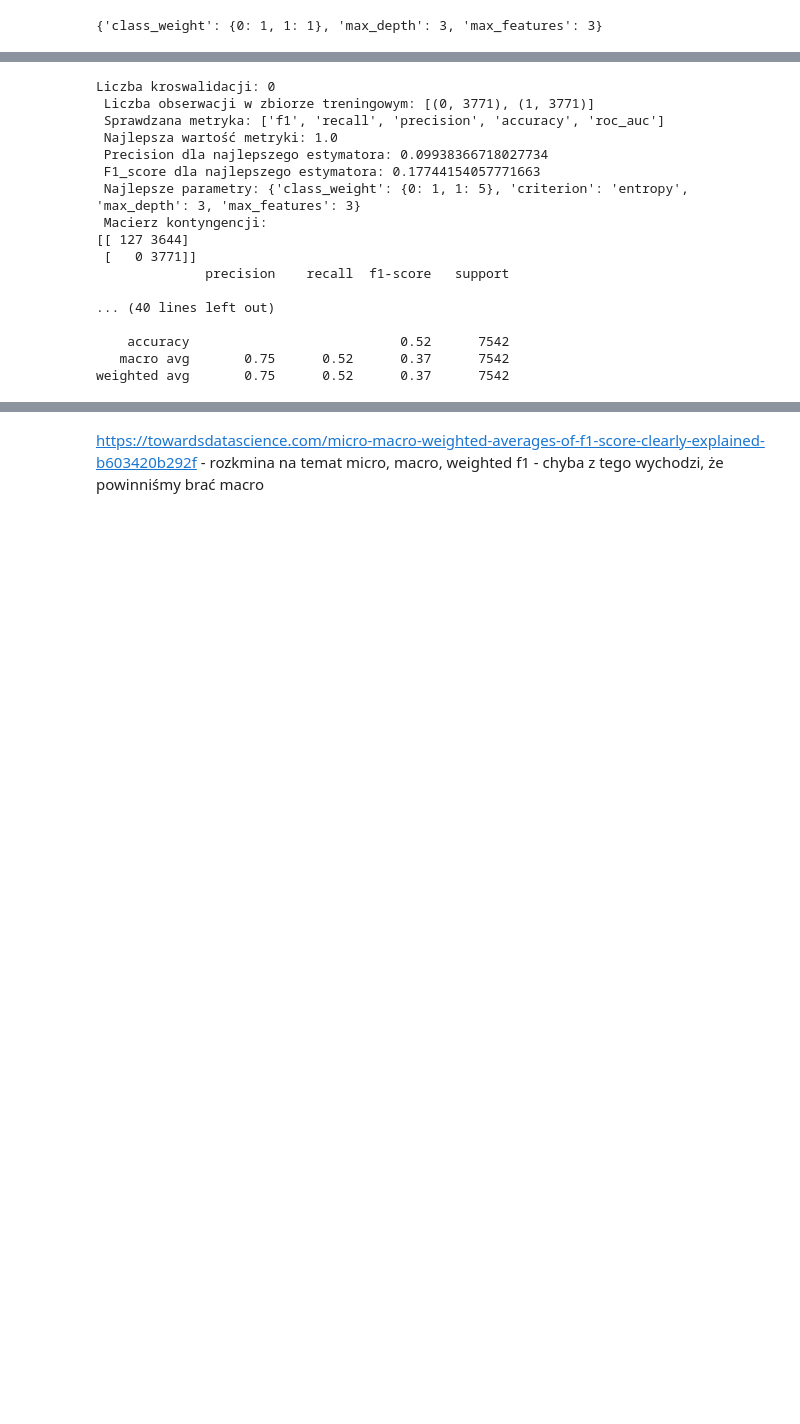
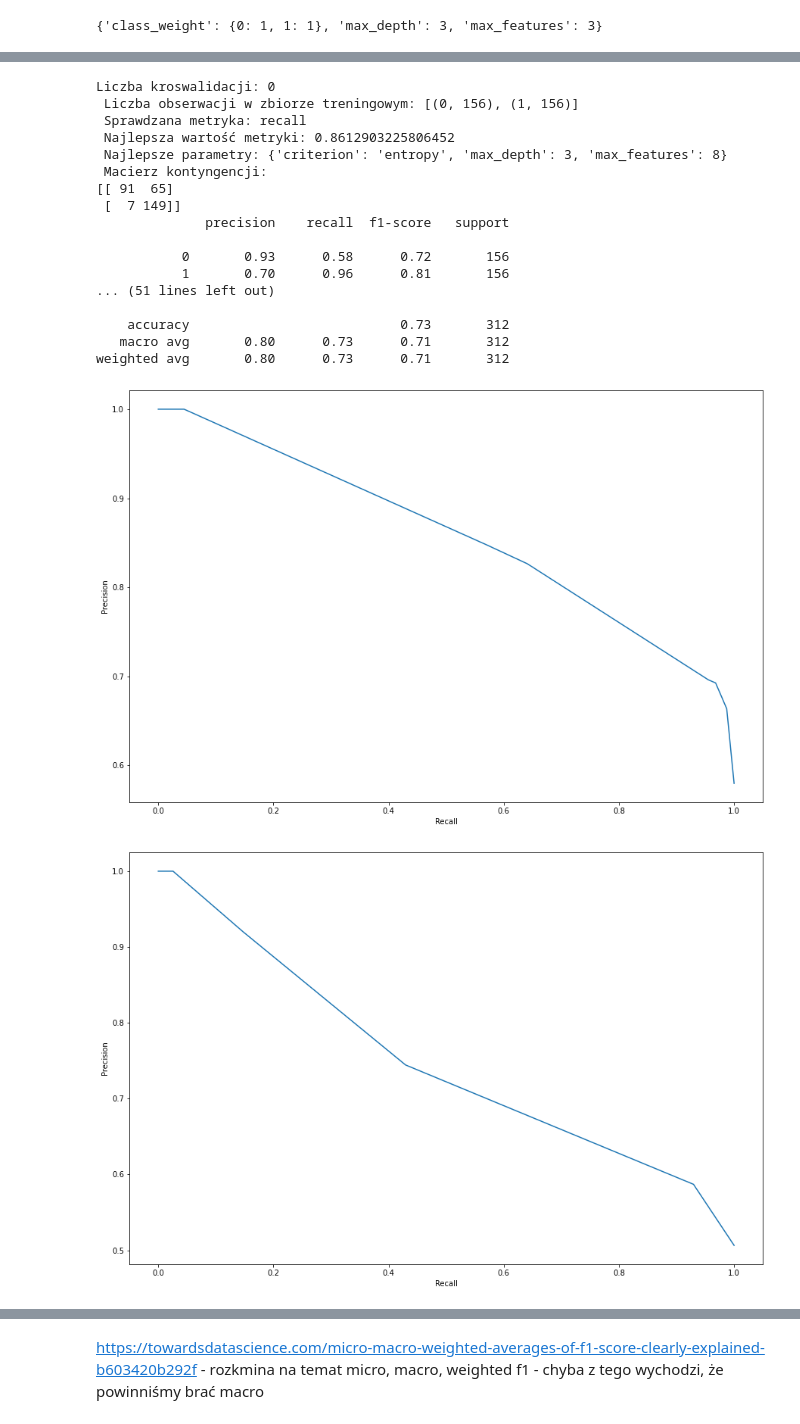
Before and after one commit to infoshareacademy/jdszr7-gold_diggers, a Jupyter notebook: python_projects/Stroke/Stroke.ipynb, the cells around one changed output, grey strips where cells are left out. Cells and saved outputs as stored; diff of their text form; code cells hidden in the pictures; blank space fills up the shorter version.

```diff
--- a/python_projects/Stroke/Stroke.ipynb
+++ b/python_projects/Stroke/Stroke.ipynb
@@ -930,7 +933,7 @@ for cv_value in cross_val:
     X_train_scaled_rus, y_train_rus= rus.fit_resample(X_train_scaled, y_train)
 
     # grid search
-    grid_search_clf = grid_search(drzewo, param_drzewo, scorer, refit = refit, cross_val = cv_value)
+    grid_search_clf = grid_search(drzewo, param_drzewo_samp, scorer, refit = refit, cross_val = cv_value)
     grid_search_clf.fit(X_train_scaled_rus, y_train_rus) # w drzewie nie muszą być dane zestandaryzowanne
     best_est = grid_search_clf.best_estimator_
 
@@ -942,45 +945,45 @@ for cv_value in cross_val:
     for sc in scorer:
         scorer_name = 'mean_test_' + sc
         scorer_value = grid_search_clf.cv_results_[scorer_name][rank_min]
         slownik_score[sc] = scorer_value
 
     #predykcja dla najlepszego estymatora wg recall
     y_pred = best_est.predict(X_train_scaled_rus)
     y_pred_proba = best_est.predict_proba(X_train_scaled_rus)[:,1]
 
 
     precision_c, recall_c, thresholds = precision_recall_curve(y_train_rus, y_pred_proba)
 
 
     print(f"Liczba kroswalidacji: {cv_value} \n \
 Liczba obserwacji w zbiorze treningowym: {sorted(Counter(y_train_rus).items())} \n \
-Sprawdzana metryka: {scorer} \n \
+Sprawdzana metryka: {refit} \n \
 Najlepsza wartość metryki: {grid_search_clf.best_score_} \n \
-Precision dla najlepszego estymatora: {precision} \n \
-F1_score dla najlepszego estymatora: {f1} \n \
 Najlepsze parametry: {grid_search_clf.best_params_} \n \
 Macierz kontyngencji:")
     print(confusion_matrix(y_train_rus, y_pred))
     plt.figure(figsize=(15, 10))
     plt.plot(recall_c, precision_c)
     plt.xlabel("Recall")
     plt.ylabel("Precision")
     print(classification_report(y_train_rus, y_pred))
 # %% [output]
 Liczba kroswalidacji: 0
- Liczba obserwacji w zbiorze treningowym: [(0, 3771), (1, 3771)]
- Sprawdzana metryka: ['f1', 'recall', 'precision', 'accuracy', 'roc_auc']
- Najlepsza wartość metryki: 1.0
- Precision dla najlepszego estymatora: 0.09938366718027734
- F1_score dla najlepszego estymatora: 0.17744154057771663
- Najlepsze parametry: {'class_weight': {0: 1, 1: 5}, 'criterion': 'entropy', 'max_depth': 3, 'max_features': 3}
+ Liczba obserwacji w zbiorze treningowym: [(0, 156), (1, 156)]
+ Sprawdzana metryka: recall
+ Najlepsza wartość metryki: 0.8612903225806452
+ Najlepsze parametry: {'criterion': 'entropy', 'max_depth': 3, 'max_features': 8}
  Macierz kontyngencji:
-[[ 127 3644]
- [   0 3771]]
+[[ 91  65]
+ [  7 149]]
               precision    recall  f1-score   support
 
-... (40 lines left out)
+           0       0.93      0.58      0.72       156
+           1       0.70      0.96      0.81       156
+... (51 lines left out)
 
-    accuracy                           0.52      7542
-   macro avg       0.75      0.52      0.37      7542
-weighted avg       0.75      0.52      0.37      7542
+    accuracy                           0.73       312
+   macro avg       0.80      0.73      0.71       312
+weighted avg       0.80      0.73      0.71       312
+[figure, added]
+[figure, added]
```
Also changed, not shown: parts of 53 cells of this notebook.
